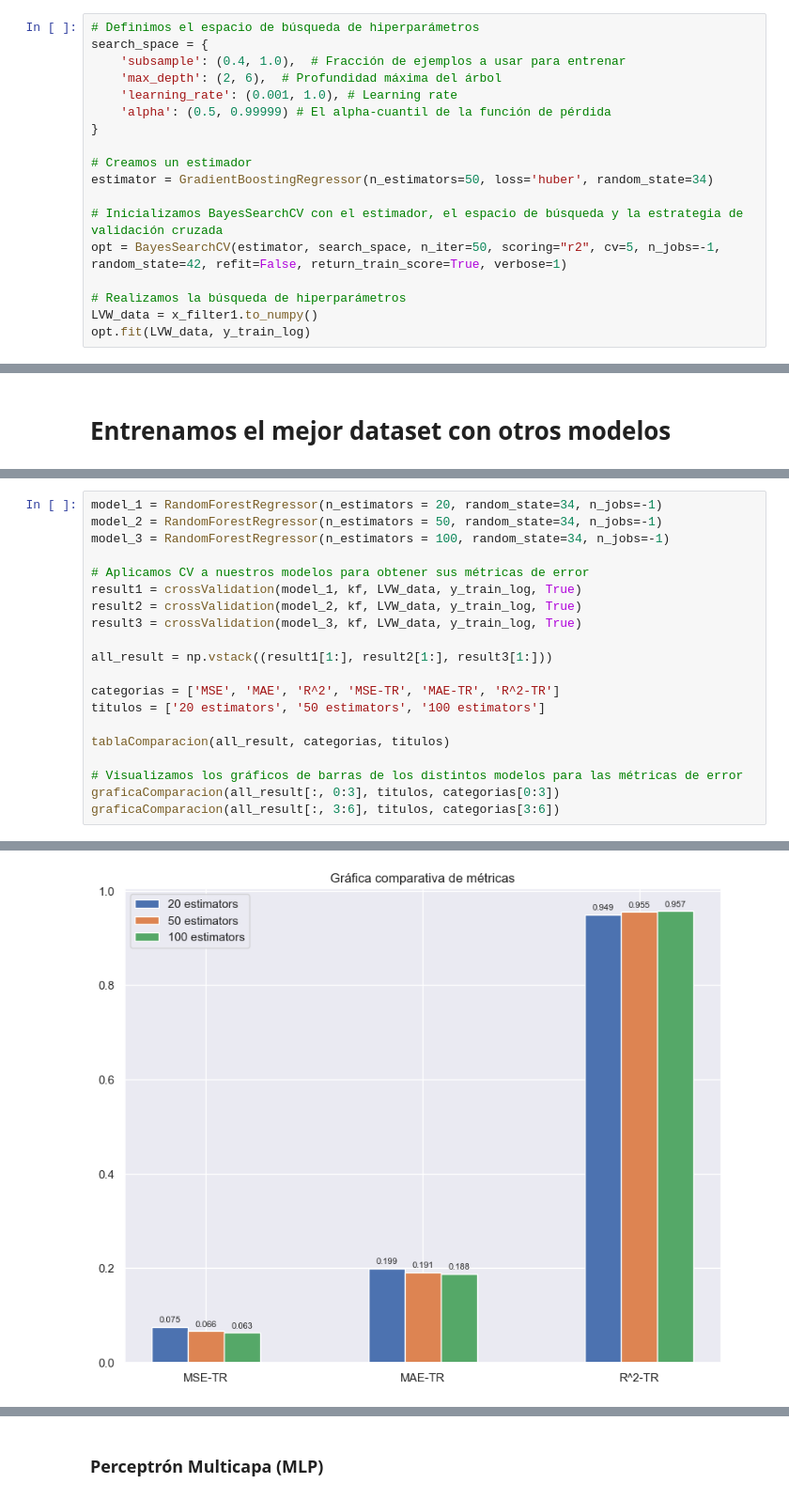
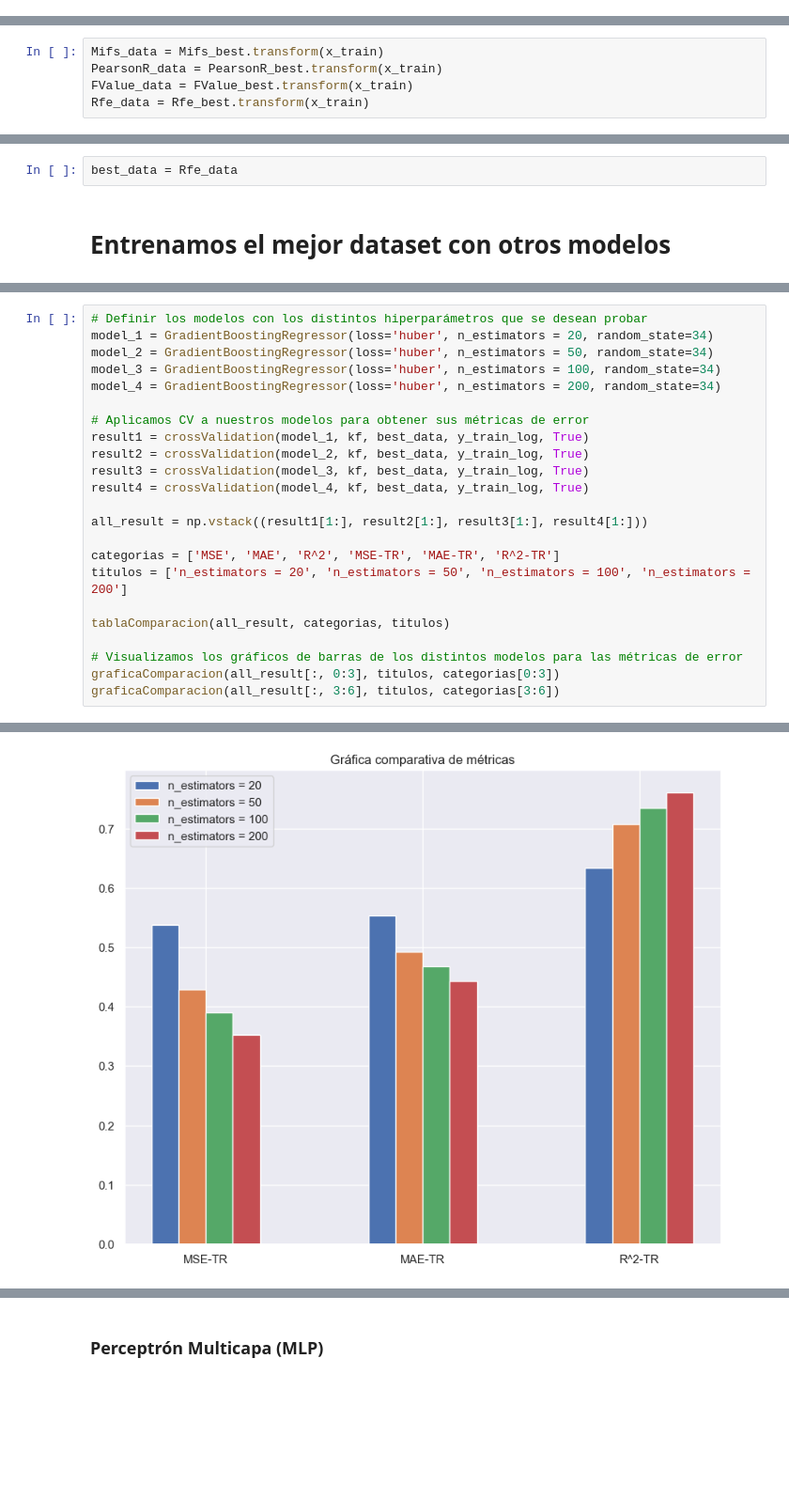
Before and after one commit to JMMelcrack/Predictive-models-applied-to-the-analysis-of-professional-footballers-wages, a Jupyter notebook: FeatureSelection.ipynb, the cells around one changed output, grey strips where cells are left out. Shown at 94% size. Cells and saved outputs as stored; diff of their text form; blank space fills up the shorter version.

```diff
--- a/FeatureSelection.ipynb
+++ b/FeatureSelection.ipynb
@@ -1680,18 +1408,0 @@ graficaComparacion(all_result[:, 3:6], titulos, categorias[3:6])
-# %%
-# Definimos el espacio de búsqueda de hiperparámetros
-search_space = {
-    'subsample': (0.4, 1.0),  # Fracción de ejemplos a usar para entrenar
-    'max_depth': (2, 6),  # Profundidad máxima del árbol
-    'learning_rate': (0.001, 1.0), # Learning rate
-    'alpha': (0.5, 0.99999) # El alpha-cuantil de la función de pérdida
-}
-
-# Creamos un estimador
-estimator = GradientBoostingRegressor(n_estimators=50, loss='huber', random_state=34)
-
-# Inicializamos BayesSearchCV con el estimador, el espacio de búsqueda y la estrategia de validación cruzada
-opt = BayesSearchCV(estimator, search_space, n_iter=50, scoring="r2", cv=5, n_jobs=-1, random_state=42, refit=False, return_train_score=True, verbose=1)
-
-# Realizamos la búsqueda de hiperparámetros
-LVW_data = x_filter1.to_numpy()
-opt.fit(LVW_data, y_train_log)
@@ -1770,3 +1409,8 @@ graficaComparacion(all_result[:, 3:6], titulos, categorias[3:6])
 # %% [markdown]
 ### Comparativa de los mejores parámetros para el modelo de cada dataset
+# %%
+Mifs_data = Mifs_best.transform(x_train)
+PearsonR_data = PearsonR_best.transform(x_train)
+FValue_data = FValue_best.transform(x_train)
+Rfe_data = Rfe_best.transform(x_train)
 # %%
@@ -1814,2 +1460,4 @@ Elegimos entonces el dataset de LVW, ya que obteniendo todos resultados muy simi
+# %%
+best_data = Rfe_data
 # %% [markdown]
 # Entrenamos el mejor dataset con otros modelos
@@ -1822,17 +1470,20 @@ Seleccionamos un rango de valores entre 20 y 100, más o menos.
 # %%
-model_1 = RandomForestRegressor(n_estimators = 20, random_state=34, n_jobs=-1)
-model_2 = RandomForestRegressor(n_estimators = 50, random_state=34, n_jobs=-1)
-model_3 = RandomForestRegressor(n_estimators = 100, random_state=34, n_jobs=-1)
+# Definir los modelos con los distintos hiperparámetros que se desean probar
+model_1 = GradientBoostingRegressor(loss='huber', n_estimators = 20, random_state=34)
+model_2 = GradientBoostingRegressor(loss='huber', n_estimators = 50, random_state=34)
+model_3 = GradientBoostingRegressor(loss='huber', n_estimators = 100, random_state=34)
+model_4 = GradientBoostingRegressor(loss='huber', n_estimators = 200, random_state=34)
 
 # Aplicamos CV a nuestros modelos para obtener sus métricas de error
-result1 = crossValidation(model_1, kf, LVW_data, y_train_log, True)
-result2 = crossValidation(model_2, kf, LVW_data, y_train_log, True)
-result3 = crossValidation(model_3, kf, LVW_data, y_train_log, True)
+result1 = crossValidation(model_1, kf, best_data, y_train_log, True)
+result2 = crossValidation(model_2, kf, best_data, y_train_log, True)
+result3 = crossValidation(model_3, kf, best_data, y_train_log, True)
+result4 = crossValidation(model_4, kf, best_data, y_train_log, True)
 
-all_result = np.vstack((result1[1:], result2[1:], result3[1:]))
+all_result = np.vstack((result1[1:], result2[1:], result3[1:], result4[1:]))
 
 categorias = ['MSE', 'MAE', 'R^2', 'MSE-TR', 'MAE-TR', 'R^2-TR']
-titulos = ['20 estimators', '50 estimators', '100 estimators']
+titulos = ['n_estimators = 20', 'n_estimators = 50', 'n_estimators = 100', 'n_estimators = 200']
 
 tablaComparacion(all_result, categorias, titulos)
 
@@ -1859 +1510 @@ graficaComparacion(all_result[:, 3:6], titulos, categorias[3:6])
-[figure, old version]
+[figure, new version]
```
Also changed, not shown: parts of 53 cells of this notebook.
